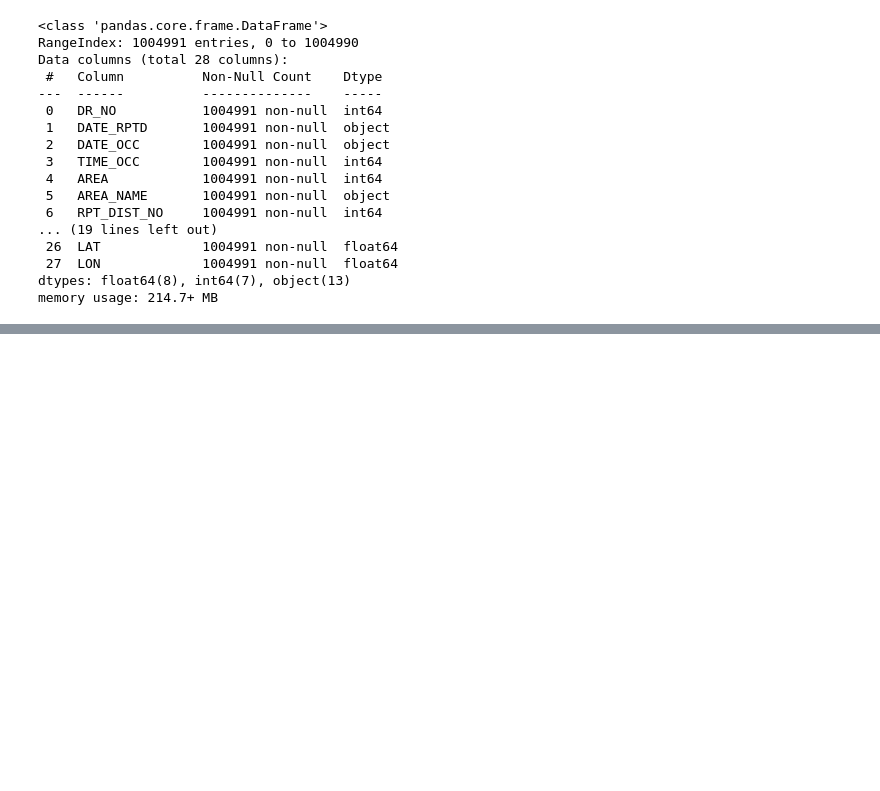
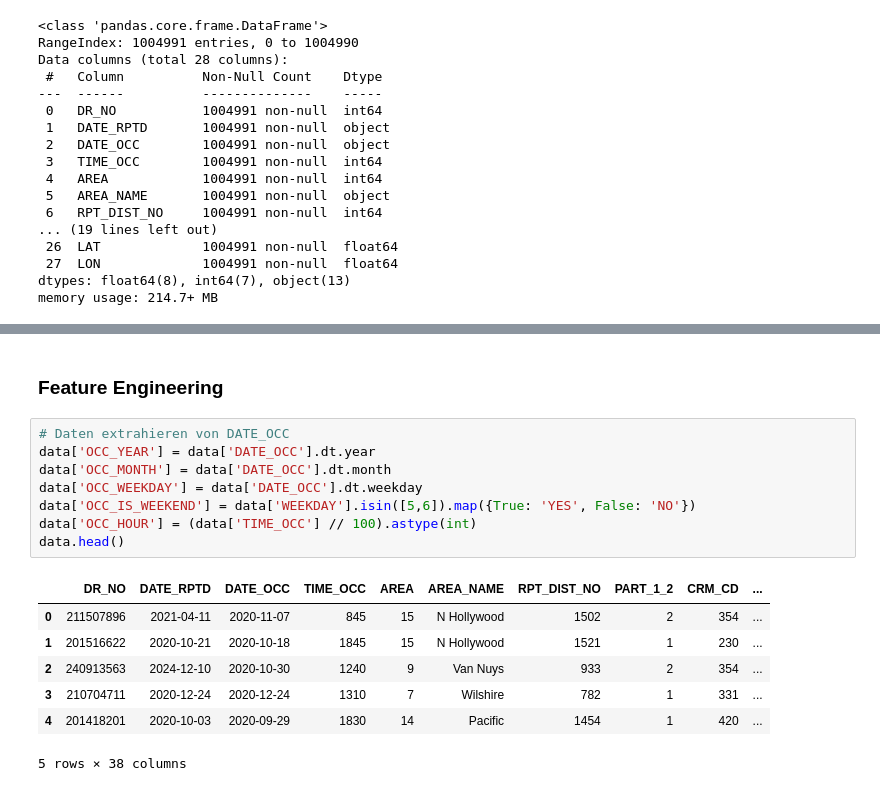
Before and after one commit to wwebpy/CrimeData-LA-EDA, a Jupyter notebook: notebooks/initial_data_exploration.ipynb, the cells around one changed output, grey strips where cells are left out. Drawn from its saved outputs; the diff is of its cells as text; blank space fills up the shorter version.

```diff
--- a/notebooks/initial_data_exploration.ipynb
+++ b/notebooks/initial_data_exploration.ipynb
@@ -145,0 +191,18 @@ memory usage: 214.7+ MB
+# %% [markdown]
+### Feature Engineering
+# %%
+# Daten extrahieren von DATE_OCC
+data['OCC_YEAR'] = data['DATE_OCC'].dt.year
+data['OCC_MONTH'] = data['DATE_OCC'].dt.month
+data['OCC_WEEKDAY'] = data['DATE_OCC'].dt.weekday
+data['OCC_IS_WEEKEND'] = data['WEEKDAY'].isin([5,6]).map({True: 'YES', False: 'NO'})
+data['OCC_HOUR'] = (data['TIME_OCC'] // 100).astype(int)
+data.head()
+# %% [output]
+|  | DR_NO | DATE_RPTD | DATE_OCC | TIME_OCC | AREA | AREA_NAME | RPT_DIST_NO | PART_1_2 | CRM_CD | ... |
+| 0 | 211507896 | 2021-04-11 | 2020-11-07 | 845 | 15 | N Hollywood | 1502 | 2 | 354 | ... |
+| 1 | 201516622 | 2020-10-21 | 2020-10-18 | 1845 | 15 | N Hollywood | 1521 | 1 | 230 | ... |
+| 2 | 240913563 | 2024-12-10 | 2020-10-30 | 1240 | 9 | Van Nuys | 933 | 2 | 354 | ... |
+| 3 | 210704711 | 2020-12-24 | 2020-12-24 | 1310 | 7 | Wilshire | 782 | 1 | 331 | ... |
+| 4 | 201418201 | 2020-10-03 | 2020-09-29 | 1830 | 14 | Pacific | 1454 | 1 | 420 | ... |
+5 rows × 38 columns
```
Also changed, not shown: parts of 2 cells of this notebook.
